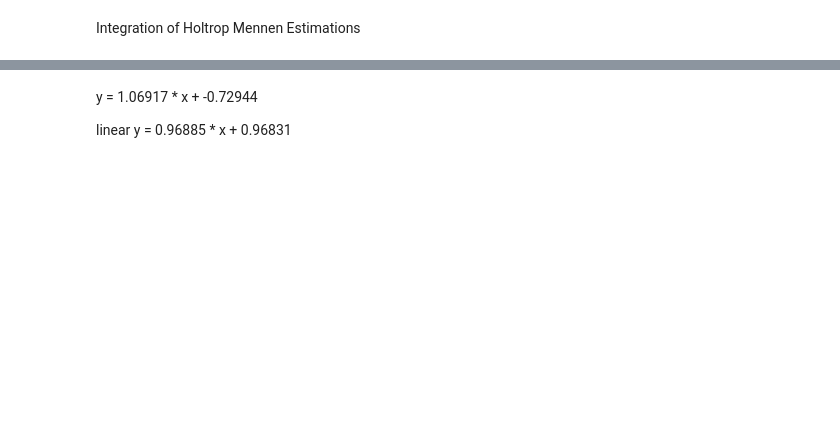
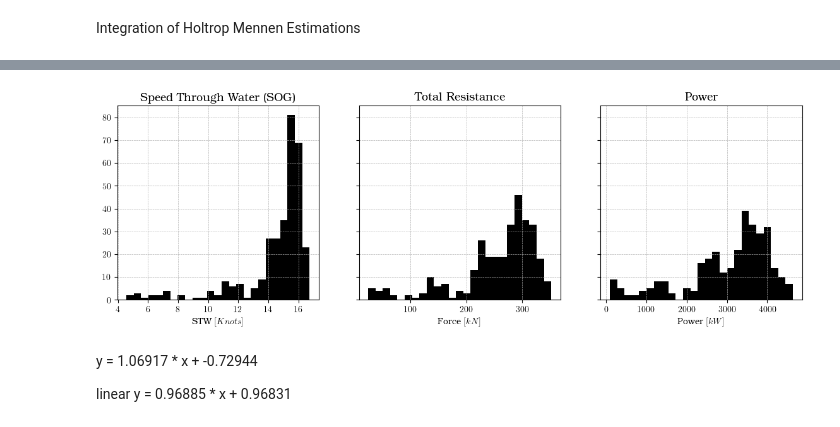
Before and after one commit to hiwafi/thesis-ais, a Jupyter notebook: AISJune_stg_two.ipynb, the cells around one changed output, grey strips where cells are left out. Drawn from its saved outputs; the diff is of its cells as text; code cells hidden in the pictures; blank space fills up the shorter version.

Commit message:
Considered maximum speed limit and sea margin

```diff
--- a/AISJune_stg_two.ipynb
+++ b/AISJune_stg_two.ipynb
@@ -775,15 +776,18 @@ dfprog["vgy_act"] = dfprog["vgms_act"] * np.cos(rad_cog)
 dfprog["stw_y_act"] = (dfprog["vgy_act"] - dfprog["vcy"])
 # %%
 # For the actual data
-# Try apply correction factor so that maximum is 17.7 kts
+# Try apply correction factor so that maximum is 17.7 kts is not exceeded, apply 0.85*STW to correct for maximum operating speed
+# Model have tendecy to 'undepredict'
 
 dfprog["vwms_a"] = np.sqrt(dfprog["stw_x_act"]**2 + dfprog["stw_y_act"]**2)
-dfprog["stw_act"] = dfprog["vwms_a"]*1.9438/1.2
+dfprog["stw_act"] = dfprog["vwms_a"]*1.9438
 
 # For the prediction
 
 dfprog["vwms_p"] = np.sqrt(dfprog["stw_x"]**2 + dfprog["stw_y"]**2)
-dfprog["stw_pred"] = dfprog["vwms_p"]*1.9438/1.2
+dfprog["stw_pred"] = (dfprog["vwms_p"]*1.9438)*0.85
+
+# /1.1922
 # %%
 dfprog = dfprog.drop(['vgms','vgx','vcx','stw_x',
                       'vgy','vcy','stw_y',
@@ -1134,0 +1094,2 @@ max    9.900000e-01    0.75
+# %%
+dfprog_f = dfprog.drop(['Re','C_f','Fr_n','m_2','F_ni','C_v','w','t','sog_act','stw_act','stw_pred_ms'],axis=1)
@@ -1135,3 +1117,46 @@ max    9.900000e-01    0.75
+# %%
+fig, axes = plt.subplots(ncols=3, figsize=(14, 4), sharey=True)
+plt.sca(axes[0])
+dfprog_f['stw_pred'].hist(bins=25,color='black')
+# Parameter to plot in nice latex fonts
+plt.rcParams.update(plt.rcParamsDefault)
+plt.rcParams.update({
+	"text.usetex": True,
+	"font.family": "serif",
+	"font.sans-serif": "bookman",
+	})
+plt.grid(linestyle = '--', linewidth = 0.5)
+plt.xlabel(r"STW $[Knots]$")
+plt.title(r"Speed Through Water (SOG)", fontsize=13)
+plt.sca(axes[1])
+dfprog_f['R_tot'].hist(bins=25,color='black')
+# Parameter to plot in nice latex fonts
+plt.rcParams.update(plt.rcParamsDefault)
+plt.rcParams.update({
+	"text.usetex": True,
+	"font.family": "serif",
+	"font.sans-serif": "bookman",
+	})
+plt.grid(linestyle = '--', linewidth = 0.5)
+plt.xlabel(r"Force $[kN]$")
+plt.title(r"Total Resistance", fontsize=13)
+plt.ylabel("")
+plt.sca(axes[2])
+dfprog_f['P_b'].hist(bins=25,color='black')
+# Parameter to plot in nice latex fonts
+plt.rcParams.update(plt.rcParamsDefault)
+plt.rcParams.update({
+	"text.usetex": True,
+	"font.family": "serif",
+	"font.sans-serif": "bookman",
+	})
+plt.grid(linestyle = '--', linewidth = 0.5)
+plt.xlabel(r"Power $[kW]$")
+plt.title(r"Power", fontsize=13)
+plt.ylabel("")
+plt.show()
+# %% [output]
+[figure, added]
 # %%
 # # FOC in T/d
 # dfprog["foc_act_d"] = ((dfprog["stw_act"]/17.7)**3) * 21.14112
```
Also changed, not shown: parts of 13 cells of this notebook, 2 other files.
